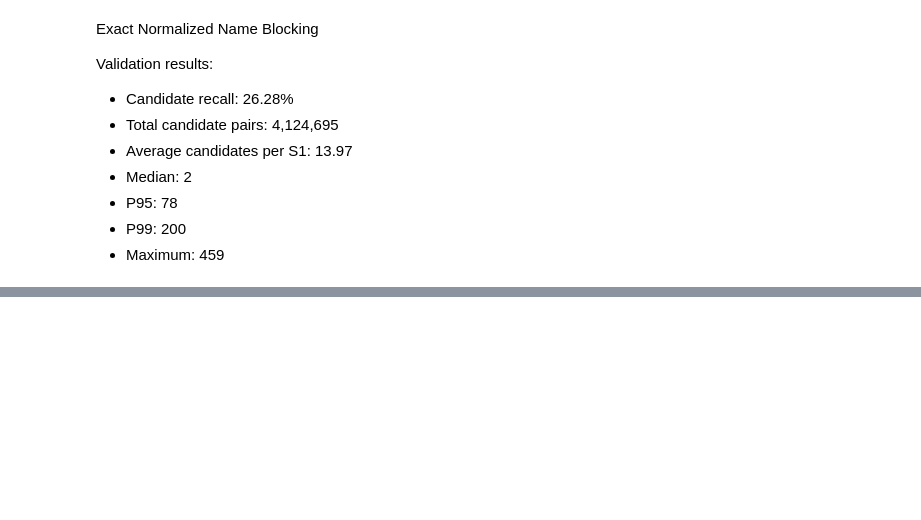
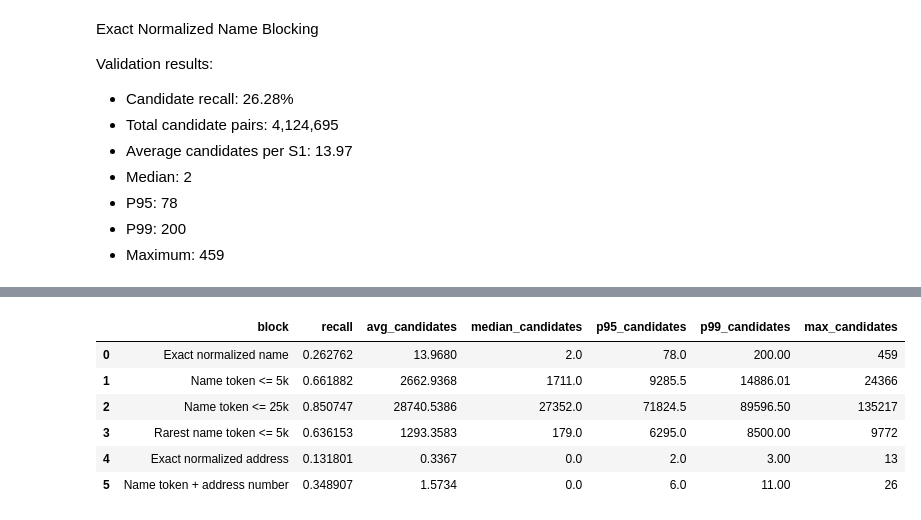
Before and after one commit to Akshu121796/amazon-ml-challenge-2026, a Jupyter notebook: notebooks/blocking.ipynb, the cells around one changed output, grey strips where cells are left out. Cells and saved outputs as stored; diff of their text form; code cells hidden in the pictures; blank space fills up the shorter version.

Commit message:
Name token + address number

```diff
--- a/notebooks/blocking.ipynb
+++ b/notebooks/blocking.ipynb
@@ -1505,0 +2923,74 @@ print(
+# %%
+blocking_results = []
+
+blocking_results.append({
+    "block": "Exact normalized name",
+    "recall": exact_name_recall["macro_candidate_recall"],
+    "avg_candidates": 13.968,
+    "median_candidates": 2.0,
+    "p95_candidates": 78.0,
+    "p99_candidates": 200.0,
+    "max_candidates": 459
+})
+
+blocking_results.append({
+    "block": "Name token <= 5k",
+    "recall": 0.6618823223519209,
+    "avg_candidates": 2662.9368,
+    "median_candidates": 1711.0,
+    "p95_candidates": 9285.5,
+    "p99_candidates": 14886.01,
+    "max_candidates": 24366
+})
+
+blocking_results.append({
+    "block": "Name token <= 25k",
+    "recall": 0.8507466031445877,
+    "avg_candidates": 28740.5386,
+    "median_candidates": 27352.0,
+    "p95_candidates": 71824.5,
+    "p99_candidates": 89596.5,
+    "max_candidates": 135217
+})
+
+blocking_results.append({
+    "block": "Rarest name token <= 5k",
+    "recall": 0.6361525732274932,
+    "avg_candidates": 1293.3583,
+    "median_candidates": 179.0,
+    "p95_candidates": 6295.0,
+    "p99_candidates": 8500.0,
+    "max_candidates": 9772
+})
+
+blocking_results.append({
+    "block": "Exact normalized address",
+    "recall": 0.13180100666598035,
+    "avg_candidates": 0.3367,
+    "median_candidates": 0.0,
+    "p95_candidates": 2.0,
+    "p99_candidates": 3.0,
+    "max_candidates": 13
+})
+
+blocking_results.append({
+    "block": "Name token + address number",
+    "recall": 0.3489065489865643,
+    "avg_candidates": 1.5734,
+    "median_candidates": 0.0,
+    "p95_candidates": 6.0,
+    "p99_candidates": 11.0,
+    "max_candidates": 26
+})
+
+blocking_results_df = pd.DataFrame(blocking_results)
+
+blocking_results_df
+# %% [output]
+|  | block | recall | avg_candidates | median_candidates | p95_candidates | p99_candidates | max_candidates |
+| 0 | Exact normalized name | 0.262762 | 13.9680 | 2.0 | 78.0 | 200.00 | 459 |
+| 1 | Name token <= 5k | 0.661882 | 2662.9368 | 1711.0 | 9285.5 | 14886.01 | 24366 |
+| 2 | Name token <= 25k | 0.850747 | 28740.5386 | 27352.0 | 71824.5 | 89596.50 | 135217 |
+| 3 | Rarest name token <= 5k | 0.636153 | 1293.3583 | 179.0 | 6295.0 | 8500.00 | 9772 |
+| 4 | Exact normalized address | 0.131801 | 0.3367 | 0.0 | 2.0 | 3.00 | 13 |
+| 5 | Name token + address number | 0.348907 | 1.5734 | 0.0 | 6.0 | 11.00 | 26 |
```
Also changed, not shown: parts of 66 cells of this notebook.
